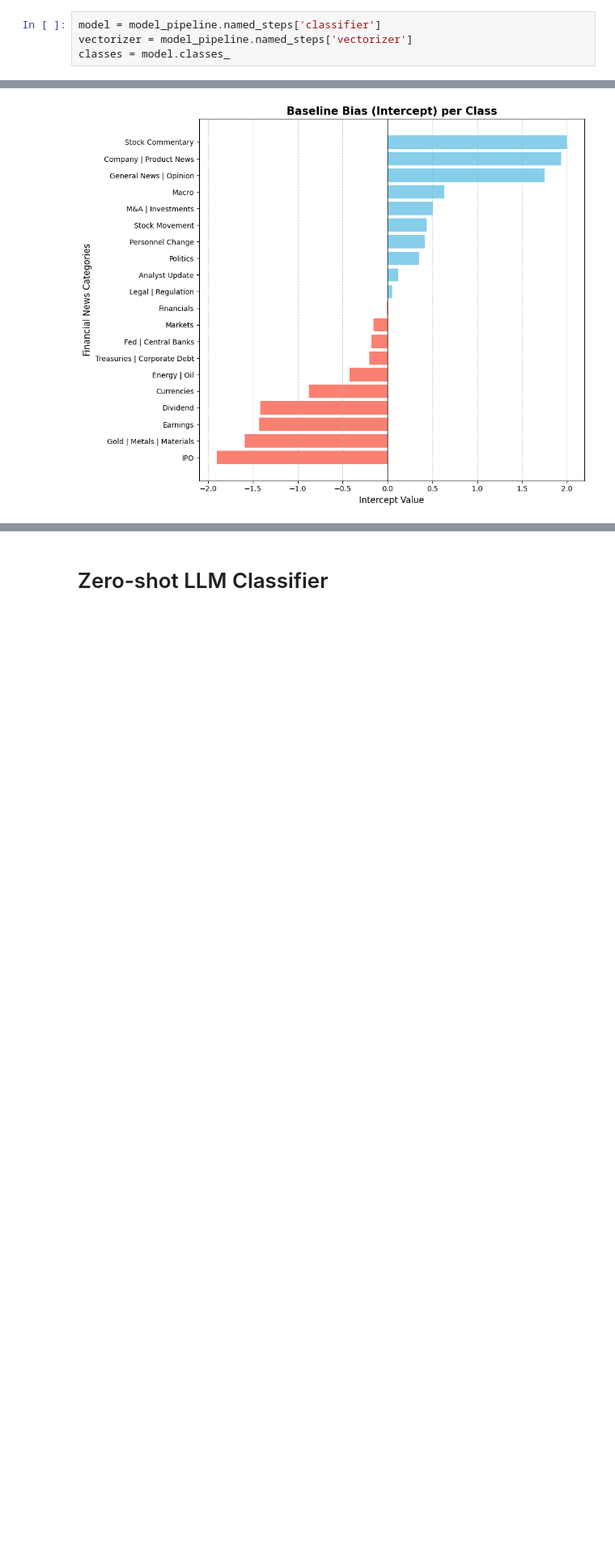
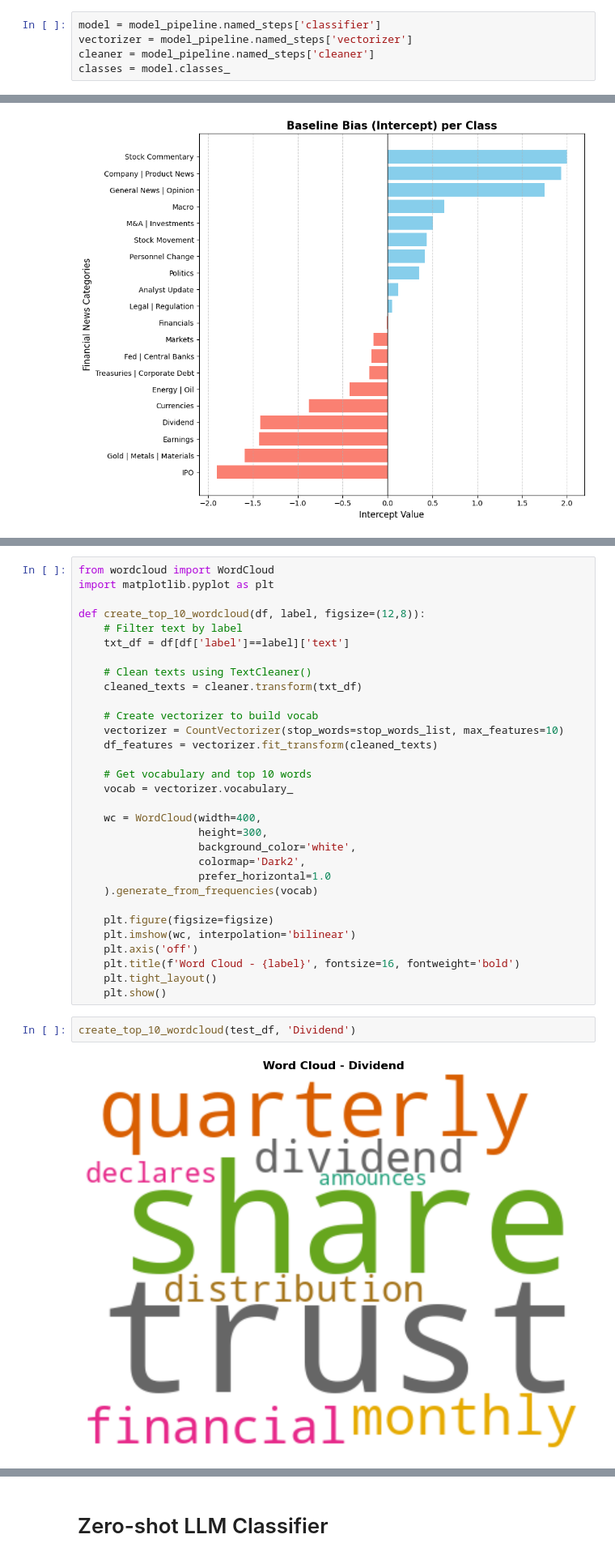
Before and after one commit to oransom48/CU-CompLing-Assignments, a Jupyter notebook: PA1 Text classification/model_comparison.ipynb, the cells around one changed output, grey strips where cells are left out. Shown at 81% size. Cells and saved outputs as stored; diff of their text form; blank space fills up the shorter version.

```diff
--- a/PA1 Text classification/model_comparison.ipynb
+++ b/PA1 Text classification/model_comparison.ipynb
@@ -300,6 +297,7 @@ disp.plot(xticks_rotation=90)
 # %%
 model = model_pipeline.named_steps['classifier']
 vectorizer = model_pipeline.named_steps['vectorizer']
+cleaner = model_pipeline.named_steps['cleaner']
 classes = model.classes_
 # %% [markdown]
 #### Vocabulary
@@ -546,0 +698,35 @@ plt.show()
+# %%
+from wordcloud import WordCloud
+import matplotlib.pyplot as plt
+
+def create_top_10_wordcloud(df, label, figsize=(12,8)):
+    # Filter text by label
+    txt_df = df[df['label']==label]['text']
+
+    # Clean texts using TextCleaner()
+    cleaned_texts = cleaner.transform(txt_df)
+
+    # Create vectorizer to build vocab
+    vectorizer = CountVectorizer(stop_words=stop_words_list, max_features=10)
+    df_features = vectorizer.fit_transform(cleaned_texts)
+
+    # Get vocabulary and top 10 words
+    vocab = vectorizer.vocabulary_
+
+    wc = WordCloud(width=400,
+                   height=300,
+                   background_color='white',
+                   colormap='Dark2',
+                   prefer_horizontal=1.0
+    ).generate_from_frequencies(vocab)
+
+    plt.figure(figsize=figsize)
+    plt.imshow(wc, interpolation='bilinear')
+    plt.axis('off')
+    plt.title(f'Word Cloud - {label}', fontsize=16, fontweight='bold')
+    plt.tight_layout()
+    plt.show()
+# %%
+create_top_10_wordcloud(test_df, 'Dividend')
+# %% [output]
+[figure, added]
```
Also changed, not shown: parts of 24 cells of this notebook, 1 other file.
